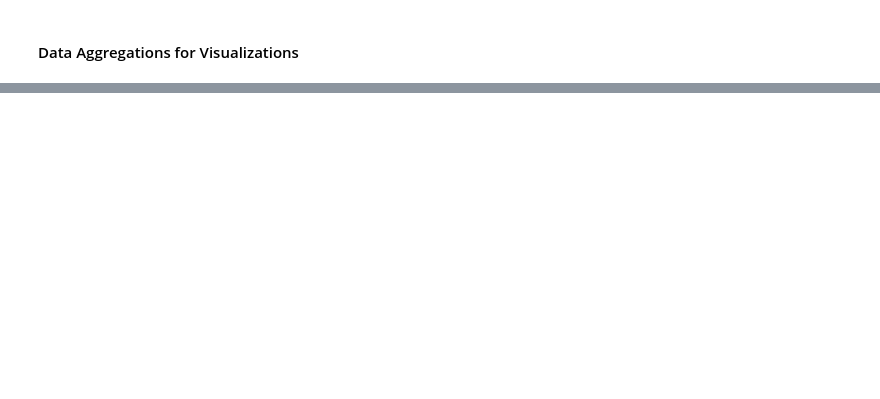
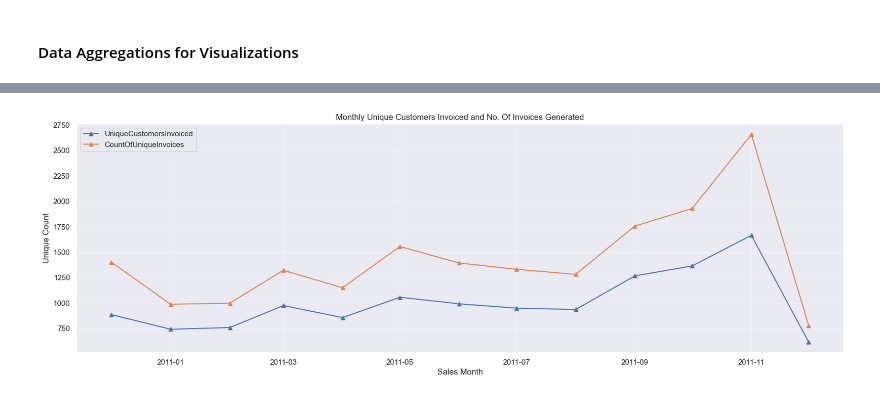
Before and after one commit to nyangweso-rodgers/data-analytics, a Jupyter notebook: Analytics-with-Python/Python-Modules-for-Data-Analysis/Matplotlib-Module/Line-Chart-with-Matplotlib.ipynb, the cells around one changed output, grey strips where cells are left out. Drawn from its saved outputs; the diff is of its cells as text; code cells hidden in the pictures; blank space fills up the shorter version.

```diff
--- a/Analytics-with-Python/Python-Modules-for-Data-Analysis/Matplotlib-Module/Line-Chart-with-Matplotlib.ipynb
+++ b/Analytics-with-Python/Python-Modules-for-Data-Analysis/Matplotlib-Module/Line-Chart-with-Matplotlib.ipynb
@@ -84,0 +84,4 @@ monthly_agg_df.head()
+# %%
+# set date column to index
+monthly_customers_df.set_index('MonthYear',inplace = True)
+monthly_customers_df.head()
@@ -84,0 +96,24 @@ monthly_agg_df.head()
+# %%
+# plot size and configuration
+fig,ax = plt.subplots(figsize = (20,6))
+
+# lines
+for i in monthly_customers_df.columns:
+    plt.plot(monthly_customers_df.index, monthly_customers_df[i],marker = '^',label = f'{i}')
+
+# format y-axis
+#plt.gca().yaxis.set_major_formatter(mtick.PercentFormatter(1,decimals = 0))
+
+# add title and axis labels
+plt.title('Monthly Unique Customers Invoiced and No. Of Invoices Generated')
+plt.ylabel('Unique Count')
+plt.xlabel('Sales Month')
+
+# misc - grid and legend
+plt.grid(axis = 'both',alpha = 0.45)
+plt.legend(loc = 'best',ncol = 1)
+
+# results
+plt.show()
+# %% [output]
+[figure, added]
```
Also changed, not shown: parts of 21 cells of this notebook.
